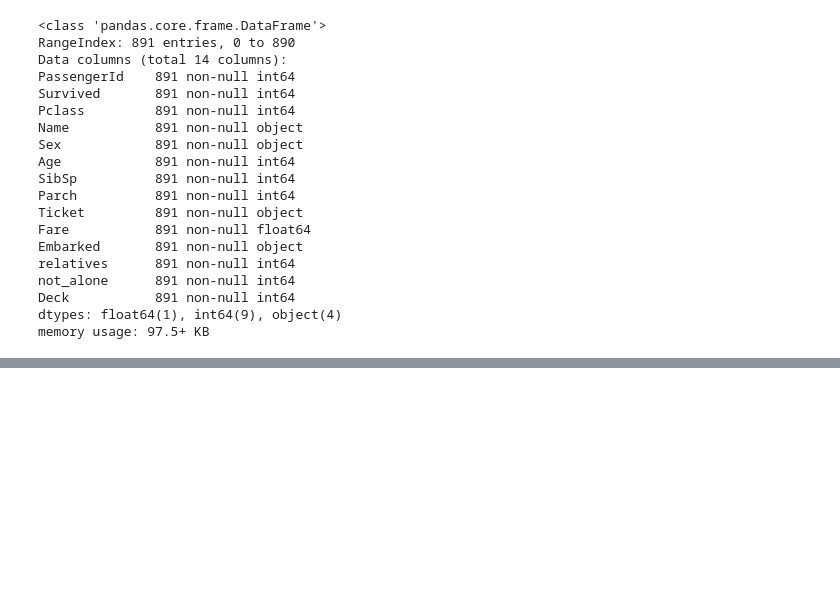
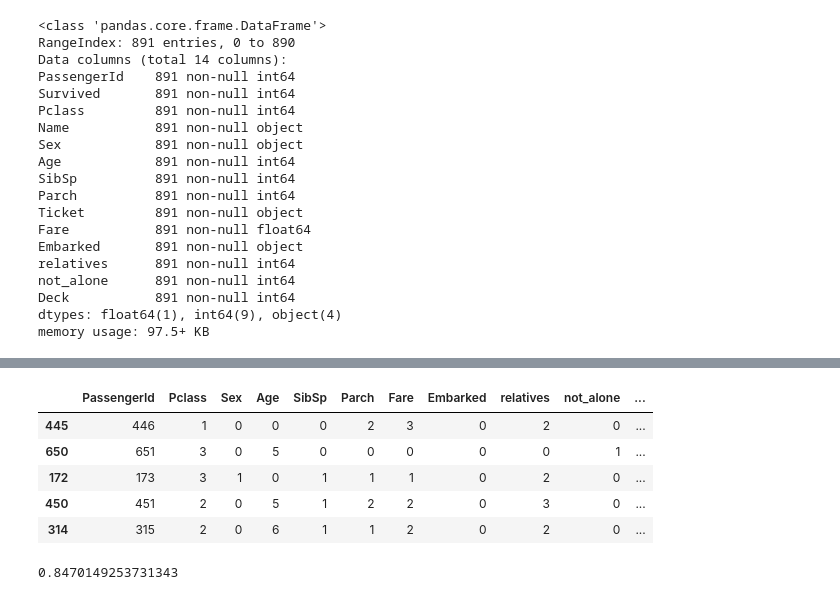
Before and after one commit to navicor90/ml-titanic, a Jupyter notebook: Titanic.ipynb, the cells around one changed output, grey strips where cells are left out. Drawn from its saved outputs; the diff is of its cells as text; code cells hidden in the pictures; blank space fills up the shorter version.

```diff
--- a/Titanic.ipynb
+++ b/Titanic.ipynb
@@ -301,4 +301,5 @@ for dataset in data:
     dataset['Fare_Per_Person'] = dataset['Fare_Per_Person'].astype(int)
 # %%
 # Let's take a last look at the training set, before we start training the models.
-train_df.head(100)
+train_labels = train_df['Survived']
+train_df = train_df.drop('Survived',axis=1)
@@ -323,0 +315,13 @@ train_df.head(100)
+# %%
+from sklearn.model_selection import train_test_split
+
+X_train, X_test, y_train, y_test = train_test_split(train_df, train_labels, test_size=0.30, random_state=42)
+# %%
+X_train.head()
+# %% [output]
+|  | PassengerId | Pclass | Sex | Age | SibSp | Parch | Fare | Embarked | relatives | not_alone | ... |
+| 445 | 446 | 1 | 0 | 0 | 0 | 2 | 3 | 0 | 2 | 0 | ... |
+| 650 | 651 | 3 | 0 | 5 | 0 | 0 | 0 | 0 | 0 | 1 | ... |
+| 172 | 173 | 3 | 1 | 0 | 1 | 1 | 1 | 0 | 2 | 0 | ... |
+| 450 | 451 | 2 | 0 | 5 | 1 | 2 | 2 | 0 | 3 | 0 | ... |
+| 314 | 315 | 2 | 0 | 6 | 1 | 1 | 2 | 0 | 2 | 0 | ... |
@@ -323,0 +338,6 @@ train_df.head(100)
+# %%
+from sklearn.metrics import accuracy_score
+y_pred = predictions>0.5
+accuracy_score(y_test, y_pred)
+# %% [output]
+0.8470149253731343
```
Also changed, not shown: parts of 10 cells of this notebook.
